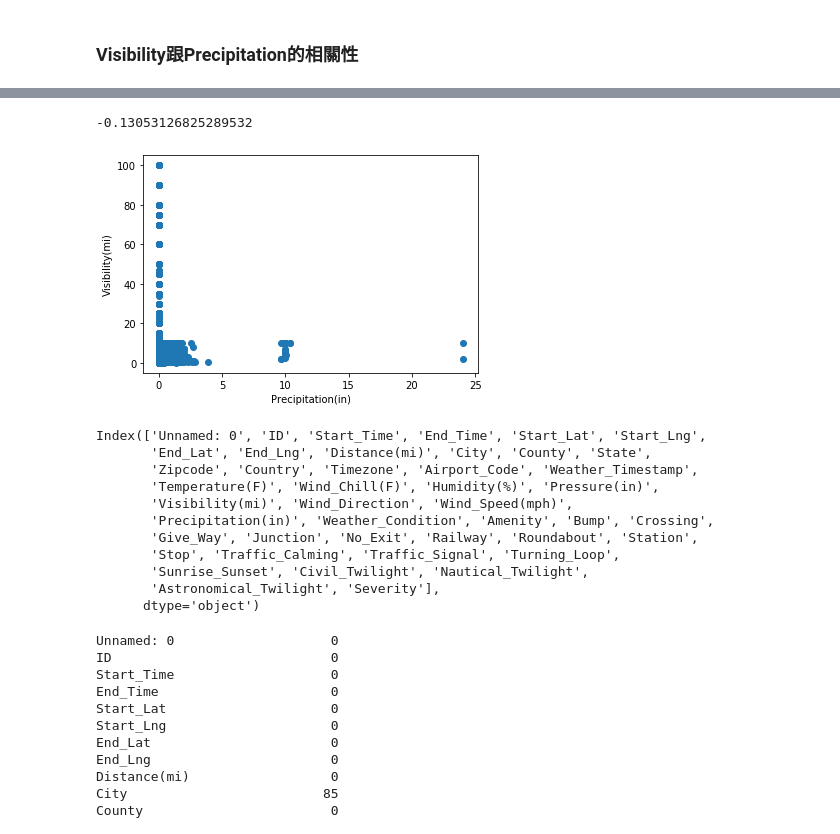
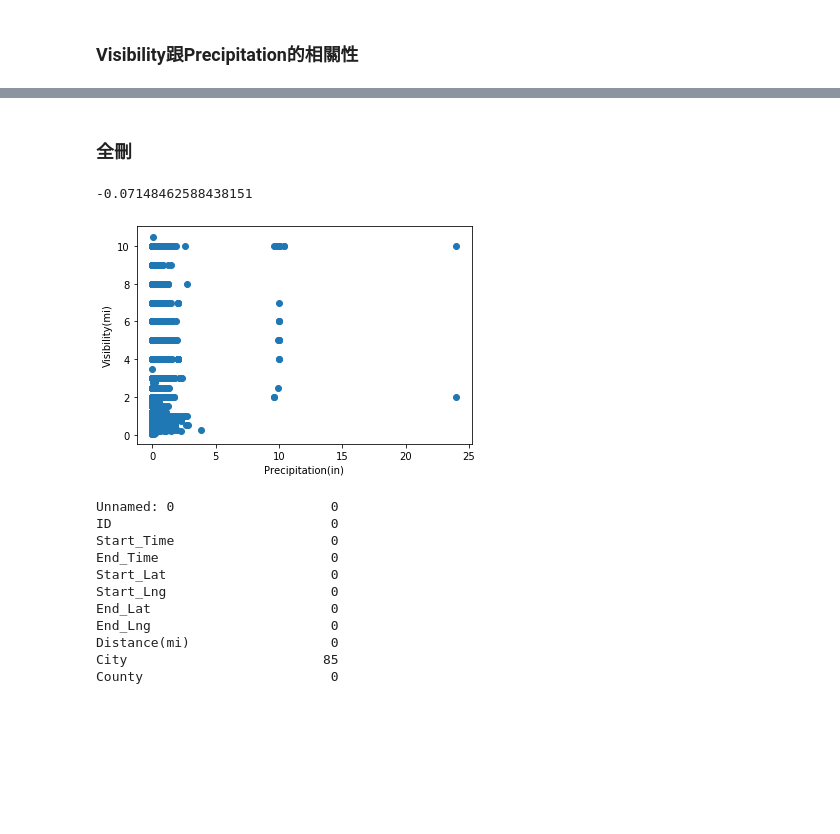
Before and after one commit to Vincent23412/-, a Jupyter notebook: 交通事故專案.ipynb, the cells around one changed output, grey strips where cells are left out. Cells and saved outputs as stored; diff of their text form; code cells hidden in the pictures; blank space fills up the shorter version.

```diff
--- a/交通事故專案.ipynb
+++ b/交通事故專案.ipynb
@@ -340,29 +372,19 @@ Precipitation_Visibility = Visibility.dropna(subset=['Precipitation(in)'])
+# %% [markdown]
+### 全刪
+# %%
+del_all = Precipitation_Visibility[(Precipitation_Visibility['Precipitation(in)'] != 0) & (Precipitation_Visibility['Visibility(mi)'] != 0)]
 # %%
-Precipitation_Visibility.corr()['Precipitation(in)']['Visibility(mi)']
+del_all.corr()['Precipitation(in)']['Visibility(mi)']
 # %% [output]
--0.13053126825289532
+-0.07148462588438151
 # %%
-plt.scatter(x=Precipitation_Visibility['Precipitation(in)']
-         ,y=Precipitation_Visibility['Visibility(mi)'])
+plt.scatter(x=del_all['Precipitation(in)']
+         ,y=del_all['Visibility(mi)'])
 plt.xlabel('Precipitation(in)')
 plt.ylabel('Visibility(mi)')
 plt.show()
 # %% [output]
-[figure, old version]
+[figure, new version]
-# %%
-Precipitation_Visibility.columns
-# %% [output]
-Index(['Unnamed: 0', 'ID', 'Start_Time', 'End_Time', 'Start_Lat', 'Start_Lng',
-       'End_Lat', 'End_Lng', 'Distance(mi)', 'City', 'County', 'State',
-       'Zipcode', 'Country', 'Timezone', 'Airport_Code', 'Weather_Timestamp',
-       'Temperature(F)', 'Wind_Chill(F)', 'Humidity(%)', 'Pressure(in)',
-       'Visibility(mi)', 'Wind_Direction', 'Wind_Speed(mph)',
-       'Precipitation(in)', 'Weather_Condition', 'Amenity', 'Bump', 'Crossing',
-       'Give_Way', 'Junction', 'No_Exit', 'Railway', 'Roundabout', 'Station',
-       'Stop', 'Traffic_Calming', 'Traffic_Signal', 'Turning_Loop',
-       'Sunrise_Sunset', 'Civil_Twilight', 'Nautical_Twilight',
-       'Astronomical_Twilight', 'Severity'],
-      dtype='object')
 # %%
 data.isnull().sum()
 # %% [output]
```
Also changed, not shown: parts of 12 cells of this notebook.
